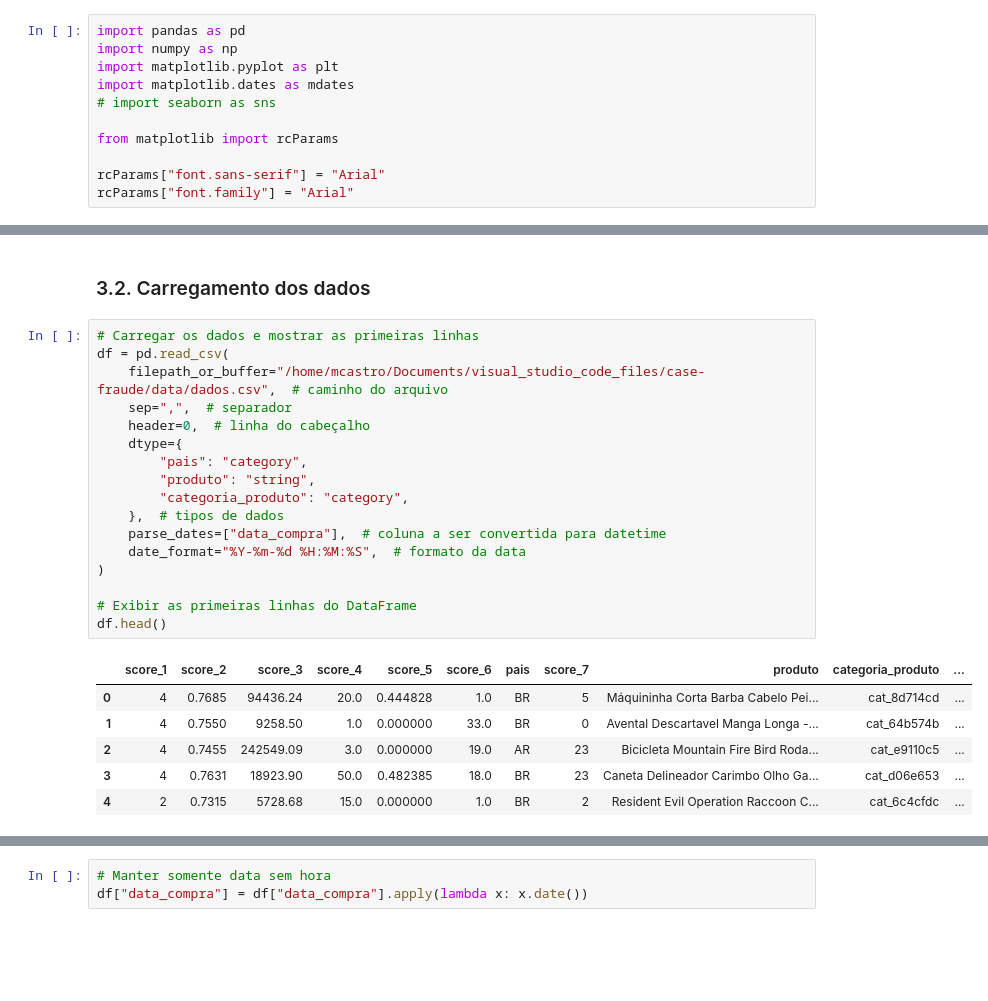
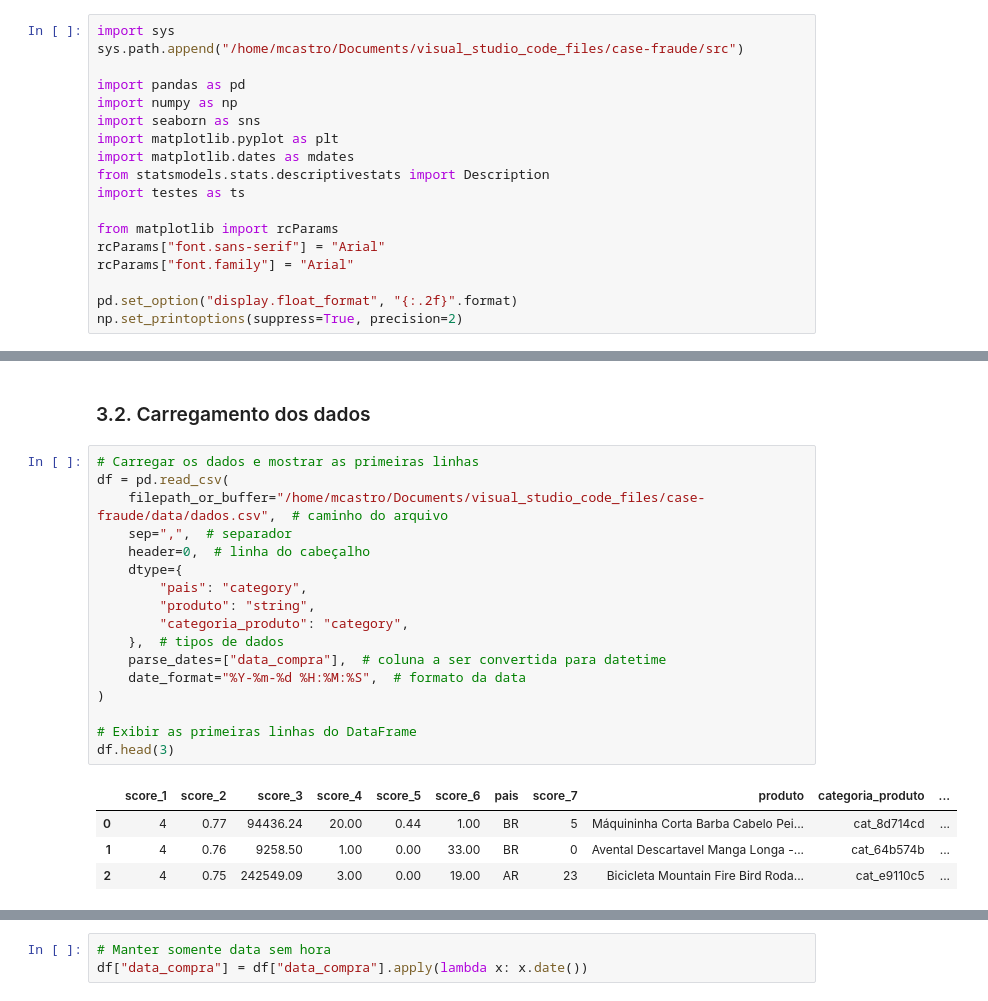
Before and after one commit to manoel-nto/analise_fraude, a Jupyter notebook: notebooks/case_fraude.ipynb, the cells around one changed output, grey strips where cells are left out. Drawn from its saved outputs; the diff is of its cells as text; blank space fills up the shorter version.

Commit message:
EDA+Testes+Conclusoes

```diff
--- a/notebooks/case_fraude.ipynb
+++ b/notebooks/case_fraude.ipynb
@@ -28,12 +44,19 @@ Quais são os principais fatores associados à ocorrência de transações fraud
 ## 2. IMPORTS
 # %%
+import sys
+sys.path.append("/home/mcastro/Documents/visual_studio_code_files/case-fraude/src")
+
 import pandas as pd
 import numpy as np
+import seaborn as sns
 import matplotlib.pyplot as plt
 import matplotlib.dates as mdates
-# import seaborn as sns
+from statsmodels.stats.descriptivestats import Description
+import testes as ts
 
 from matplotlib import rcParams
-
 rcParams["font.sans-serif"] = "Arial"
 rcParams["font.family"] = "Arial"
+
+pd.set_option("display.float_format", "{:.2f}".format)
+np.set_printoptions(suppress=True, precision=2)
@@ -49,30 +74,29 @@ Os conjunto de dados foi obtido no PED (Preparatório para Entrevistas em Dados)
 
 * Pressupõe-se que essa amostra é aleatória, não enviesada e suficientemente representativa do comportamento geral das variáveis e das relações entre elas, o que permite a realização de inferências exploratórias.
 # %% [markdown]
+<a id="32"></a>
 ### 3.2. Carregamento dos dados
 # %%
 # Carregar os dados e mostrar as primeiras linhas
 df = pd.read_csv(
     filepath_or_buffer="/home/mcastro/Documents/visual_studio_code_files/case-fraude/data/dados.csv",  # caminho do arquivo
     sep=",",  # separador
     header=0,  # linha do cabeçalho
     dtype={
         "pais": "category",
         "produto": "string",
         "categoria_produto": "category",
     },  # tipos de dados
     parse_dates=["data_compra"],  # coluna a ser convertida para datetime
     date_format="%Y-%m-%d %H:%M:%S",  # formato da data
 )
 
 # Exibir as primeiras linhas do DataFrame
-df.head()
+df.head(3)
 # %% [output]
 |  | score_1 | score_2 | score_3 | score_4 | score_5 | score_6 | pais | score_7 | produto | categoria_produto | ... |
-| 0 | 4 | 0.7685 | 94436.24 | 20.0 | 0.444828 | 1.0 | BR | 5 | Máquininha Corta Barba Cabelo Pei... | cat_8d714cd | ... |
-| 1 | 4 | 0.7550 | 9258.50 | 1.0 | 0.000000 | 33.0 | BR | 0 | Avental Descartavel Manga Longa -... | cat_64b574b | ... |
-| 2 | 4 | 0.7455 | 242549.09 | 3.0 | 0.000000 | 19.0 | AR | 23 | Bicicleta Mountain Fire Bird Roda... | cat_e9110c5 | ... |
-| 3 | 4 | 0.7631 | 18923.90 | 50.0 | 0.482385 | 18.0 | BR | 23 | Caneta Delineador Carimbo Olho Ga... | cat_d06e653 | ... |
-| 4 | 2 | 0.7315 | 5728.68 | 15.0 | 0.000000 | 1.0 | BR | 2 | Resident Evil Operation Raccoon C... | cat_6c4cfdc | ... |
+| 0 | 4 | 0.77 | 94436.24 | 20.00 | 0.44 | 1.00 | BR | 5 | Máquininha Corta Barba Cabelo Pei... | cat_8d714cd | ... |
+| 1 | 4 | 0.76 | 9258.50 | 1.00 | 0.00 | 33.00 | BR | 0 | Avental Descartavel Manga Longa -... | cat_64b574b | ... |
+| 2 | 4 | 0.75 | 242549.09 | 3.00 | 0.00 | 19.00 | AR | 23 | Bicicleta Mountain Fire Bird Roda... | cat_e9110c5 | ... |
 # %%
 # Informações gerais
```
Also changed, not shown: parts of 99 cells of this notebook, 20 other files.
